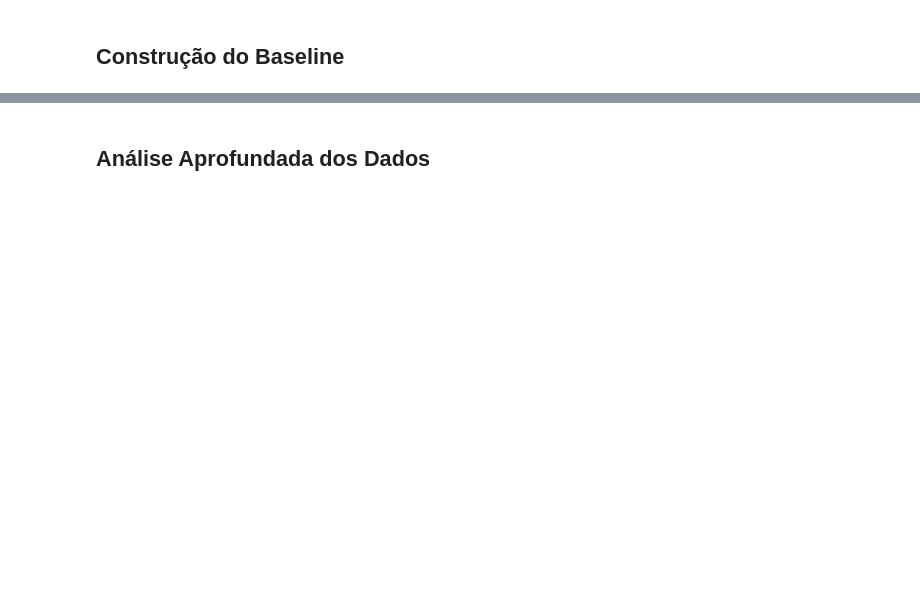
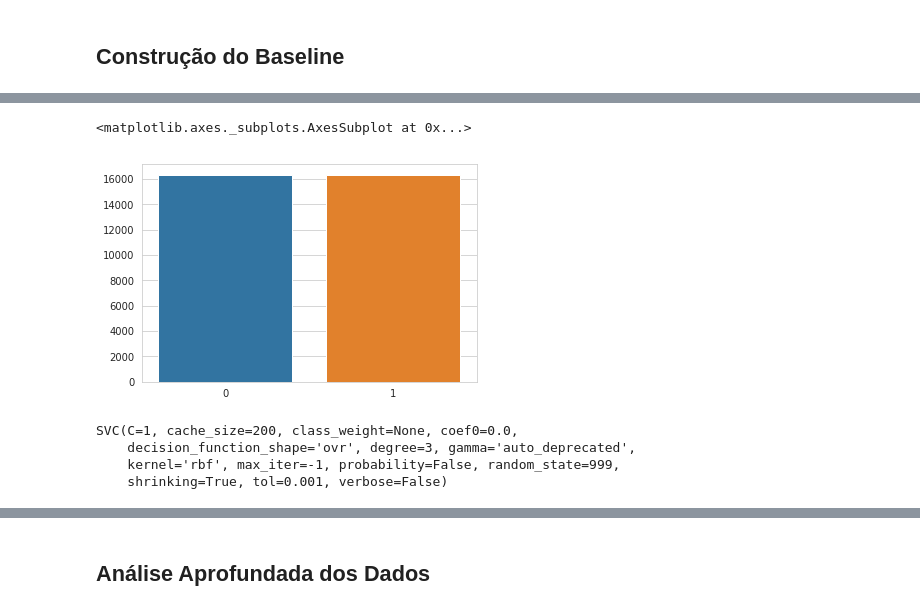
Before and after one commit to tmiessa/mdc-defaultcredit, a Jupyter notebook: mdc_defaultcredit.ipynb, the cells around one changed output, grey strips where cells are left out. Saved outputs shown, nothing was run; the diff lists cells and outputs as text; code cells hidden in the pictures; blank space fills up the shorter version.

```diff
--- a/mdc_defaultcredit.ipynb
+++ b/mdc_defaultcredit.ipynb
@@ -224,0 +304,20 @@ balanced acc: 0.666
+# %%
+# Dados estão desbalanceados - usar um SMOTE ajudaria?
+# Para o SVM provavelmente não, por conta de toda a ideia por trás dele. Mas checarei de qualquer maneira, para ter certeza
+
+smoter = SMOTE(sampling_strategy = 'minority', random_state=777)
+sz_train, sy_train = smoter.fit_resample(z_train, y_train)
+
+defaultedS = np.unique(sy_train, return_counts=True)
+sns.barplot(defaultedS[0],defaultedS[1])
+# %% [output]
+<matplotlib.axes._subplots.AxesSubplot at 0x...>
+[figure, added]
+# %%
+svmS = SVC(kernel='rbf', C=1, random_state=999)
+svmS.fit(sz_train, sy_train)
+# %% [output]
+SVC(C=1, cache_size=200, class_weight=None, coef0=0.0,
+    decision_function_shape='ovr', degree=3, gamma='auto_deprecated',
+    kernel='rbf', max_iter=-1, probability=False, random_state=999,
+    shrinking=True, tol=0.001, verbose=False)
```
Also changed, not shown: parts of 23 cells of this notebook.
